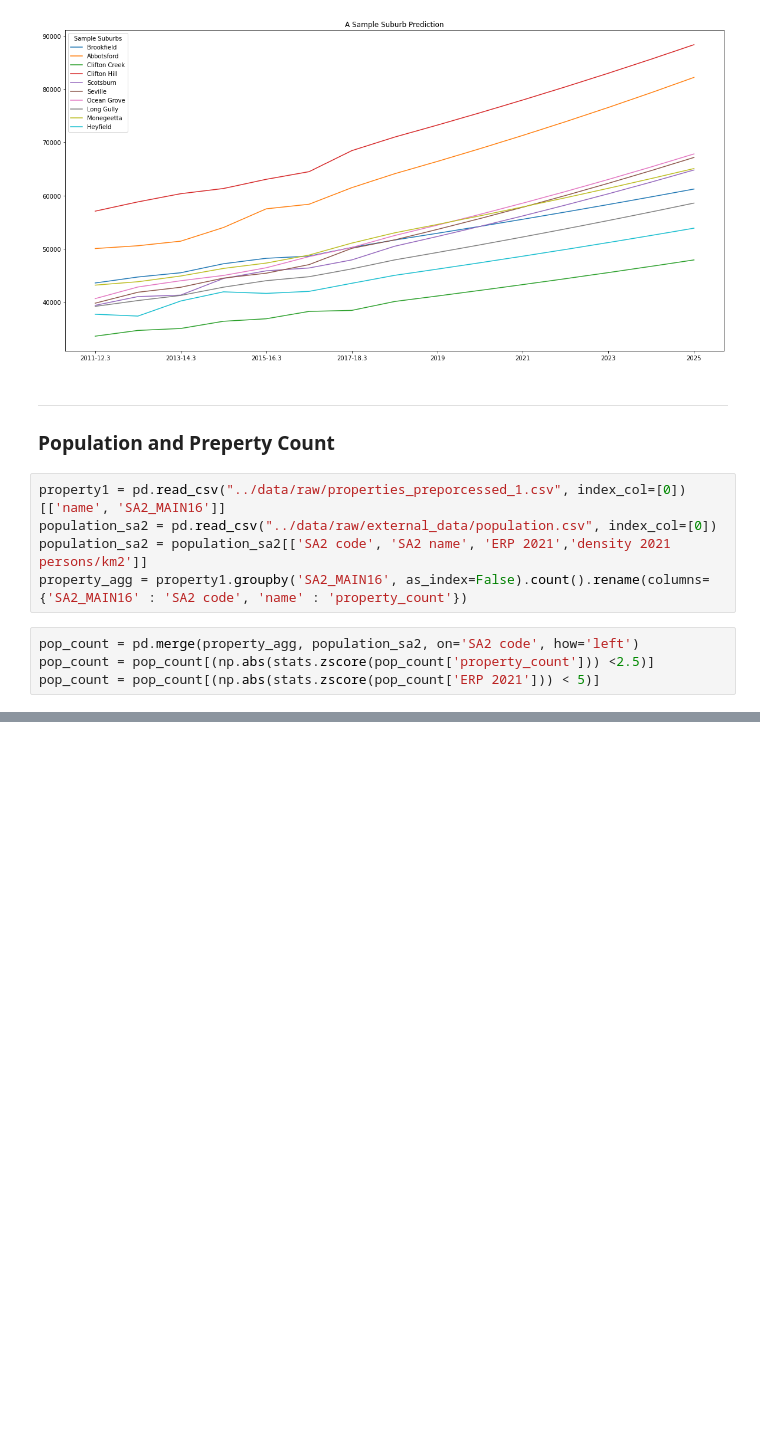
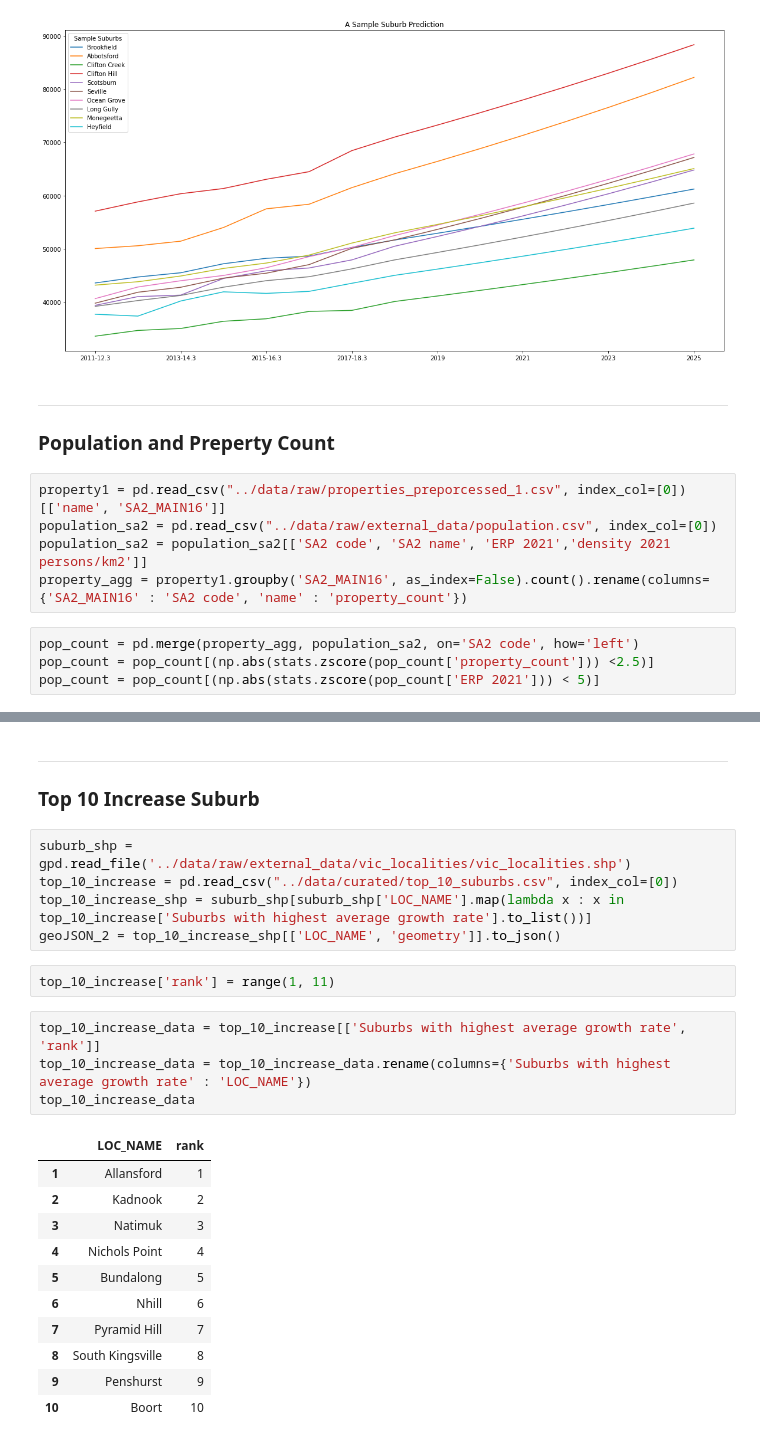
Before and after one commit to MAST30034-Applied-Data-Science/generic-real-estate-consulting-project-group-6, a Jupyter notebook: notebooks/visualization.ipynb, the cells around one changed output, grey strips where cells are left out. Cells and saved outputs as stored; diff of their text form; blank space fills up the shorter version.

```diff
--- a/notebooks/visualization.ipynb
+++ b/notebooks/visualization.ipynb
@@ -225,0 +270,26 @@ pop_count[['property_count', 'ERP 2021']].corr()
+# %% [markdown]
+-----------
+### Top 10 Increase Suburb
+# %%
+suburb_shp = gpd.read_file('../data/raw/external_data/vic_localities/vic_localities.shp')
+top_10_increase = pd.read_csv("../data/curated/top_10_suburbs.csv", index_col=[0])
+top_10_increase_shp = suburb_shp[suburb_shp['LOC_NAME'].map(lambda x : x in top_10_increase['Suburbs with highest average growth rate'].to_list())]
+geoJSON_2 = top_10_increase_shp[['LOC_NAME', 'geometry']].to_json()
+# %%
+top_10_increase['rank'] = range(1, 11)
+# %%
+top_10_increase_data = top_10_increase[['Suburbs with highest average growth rate', 'rank']]
+top_10_increase_data = top_10_increase_data.rename(columns={'Suburbs with highest average growth rate' : 'LOC_NAME'})
+top_10_increase_data
+# %% [output]
+|  | LOC_NAME | rank |
+| 1 | Allansford | 1 |
+| 2 | Kadnook | 2 |
+| 3 | Natimuk | 3 |
+| 4 | Nichols Point | 4 |
+| 5 | Bundalong | 5 |
+| 6 | Nhill | 6 |
+| 7 | Pyramid Hill | 7 |
+| 8 | South Kingsville | 8 |
+| 9 | Penshurst | 9 |
+| 10 | Boort | 10 |
```
Also changed, not shown: parts of 7 cells of this notebook, 5 other files.
